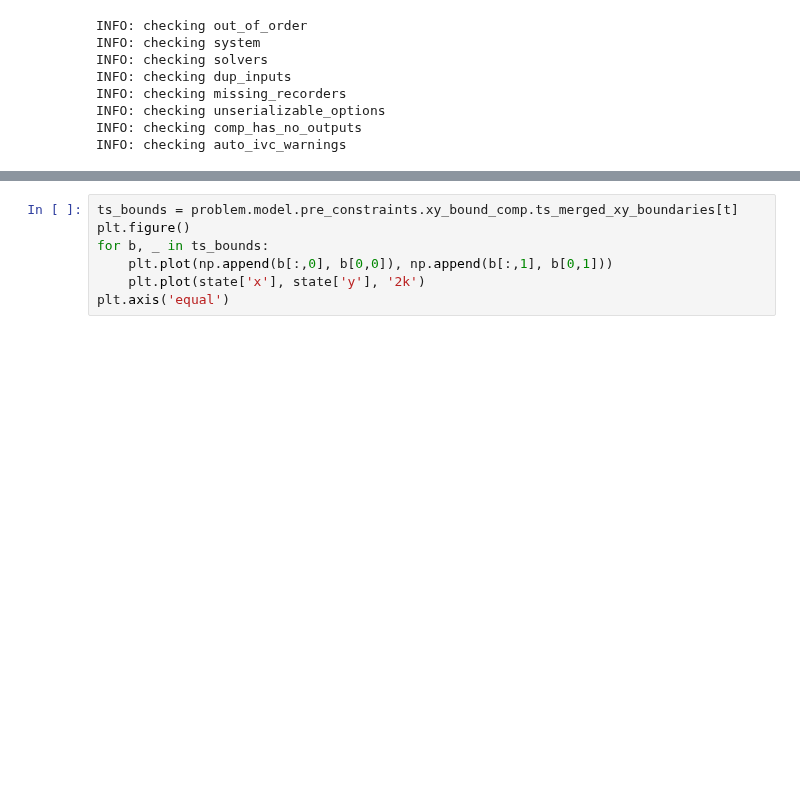
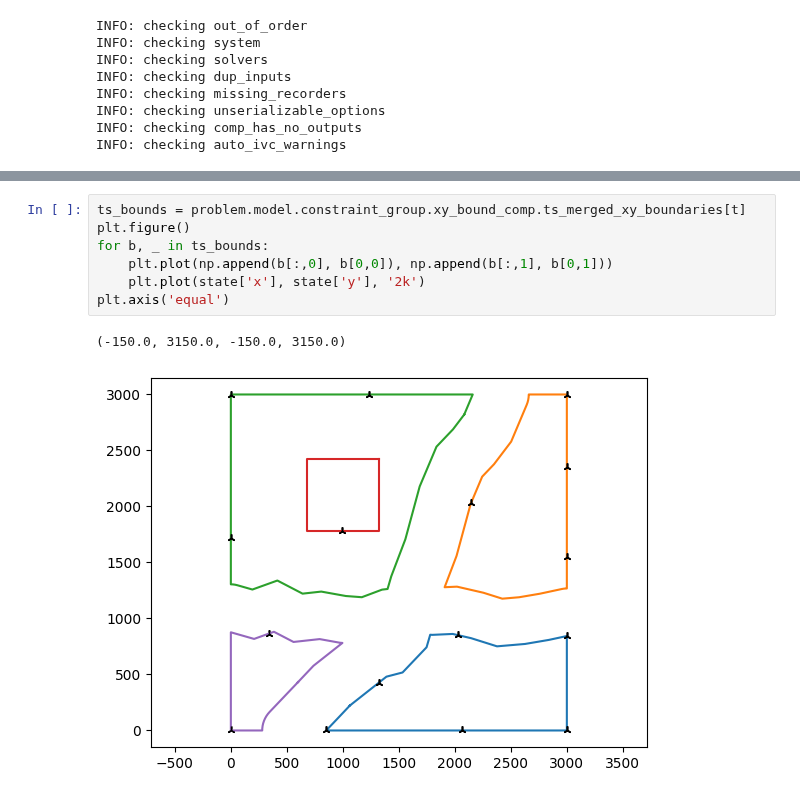
Before and after one commit to DTUWindEnergy/TopFarm2, a Jupyter notebook: docs/notebooks/turbine_specific_boundaries.ipynb, the cells around one changed output, grey strips where cells are left out. Drawn from its saved outputs; the diff is of its cells as text; blank space fills up the shorter version.

```diff
--- a/docs/notebooks/turbine_specific_boundaries.ipynb
+++ b/docs/notebooks/turbine_specific_boundaries.ipynb
@@ -136,7 +143,10 @@ ValueError: 'cost_comp' <class CostModelComponent>: Error calling compute_partia
 # %%
-ts_bounds = problem.model.pre_constraints.xy_bound_comp.ts_merged_xy_boundaries[t]
+ts_bounds = problem.model.constraint_group.xy_bound_comp.ts_merged_xy_boundaries[t]
 plt.figure()
 for b, _ in ts_bounds:
     plt.plot(np.append(b[:,0], b[0,0]), np.append(b[:,1], b[0,1]))
     plt.plot(state['x'], state['y'], '2k')
 plt.axis('equal')
+# %% [output]
+(-150.0, 3150.0, -150.0, 3150.0)
+[figure, added]
```
Also changed, not shown: parts of 1 cell of this notebook, 32 other files.
